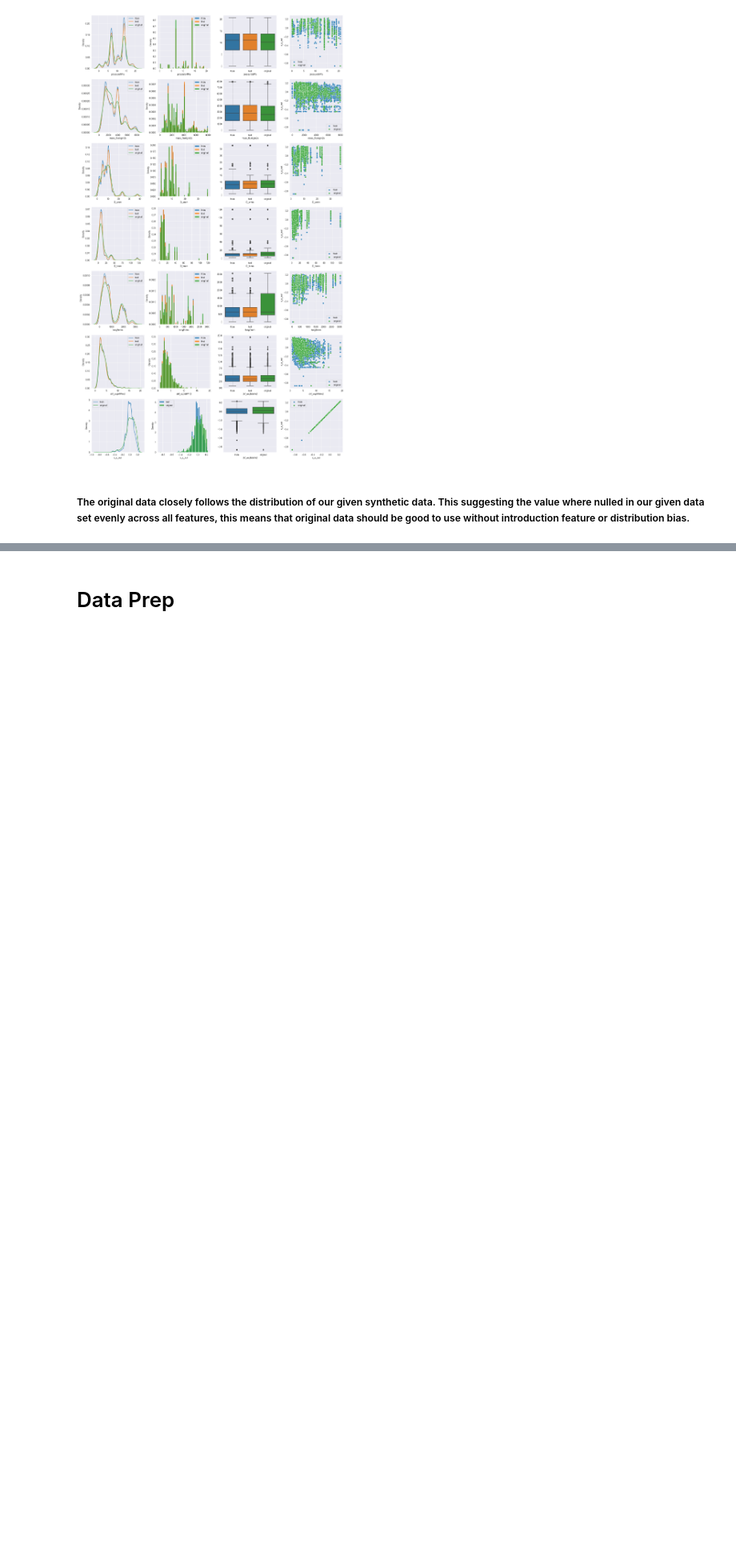
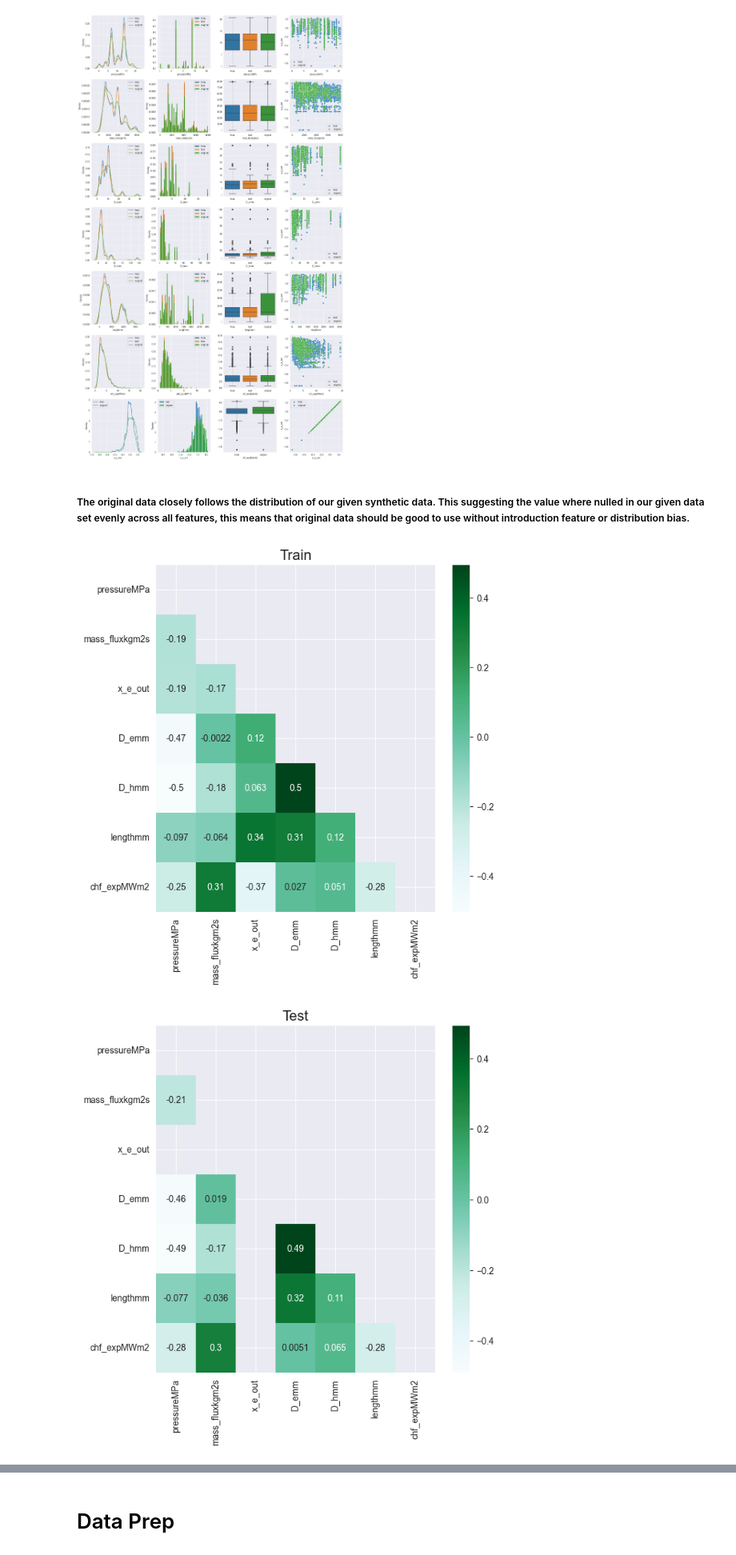
Before and after one commit to mnokno/FeatureImputationHeatFluxDataset, a Jupyter notebook: FeatureImputationHeatFluxDataset/src/FeatureImputationHeatFluxDataset.ipynb, the cells around one changed output, grey strips where cells are left out. Shown at 80% size. Drawn from its saved outputs; the diff is of its cells as text; code cells hidden in the pictures; blank space fills up the shorter version.

```diff
--- a/FeatureImputationHeatFluxDataset/src/FeatureImputationHeatFluxDataset.ipynb
+++ b/FeatureImputationHeatFluxDataset/src/FeatureImputationHeatFluxDataset.ipynb
@@ -235,16 +235,21 @@ plt.show()
 ##### The original data closely follows the distribution of our given synthetic data. This suggesting the value where nulled in our given data set evenly across all features, this means that original data should be good to use without introduction feature or distribution bias.
 # %%
 def show_feature_correlation(df: pd.DataFrame, title: str):
-    plt.figure(figsize=(15, 15))
+    plt.figure(figsize=(7, 7))
     corr_matrix = df.select_dtypes(include='number').corr()
 
     # Generate a mask for the upper triangle
     mask = np.zeros_like(corr_matrix, dtype=bool)
     mask[np.triu_indices_from(mask)] = True
 
-    sns.heatmap(corr_matrix, cmap='coolwarm', annot=True, mask=mask)
-    plt.title(title)
+    sns.heatmap(corr_matrix, cmap='BuGn', annot=True, mask=mask)
+    plt.title(title, fontsize=16)
+    plt.yticks(rotation=360) # I don't know why rotating by 360 as an effect of 90 degree ration, 90-degree rotation had no effect
     plt.show()
 
-show_feature_correlation(df_data, "Given")
+show_feature_correlation(df_train, "Train")
+show_feature_correlation(df_test, "Test")
 show_feature_correlation(df_og, "Original")
+# %% [output]
+[figure, added]
+[figure, added]
```
Also changed, not shown: parts of 3 cells of this notebook.
